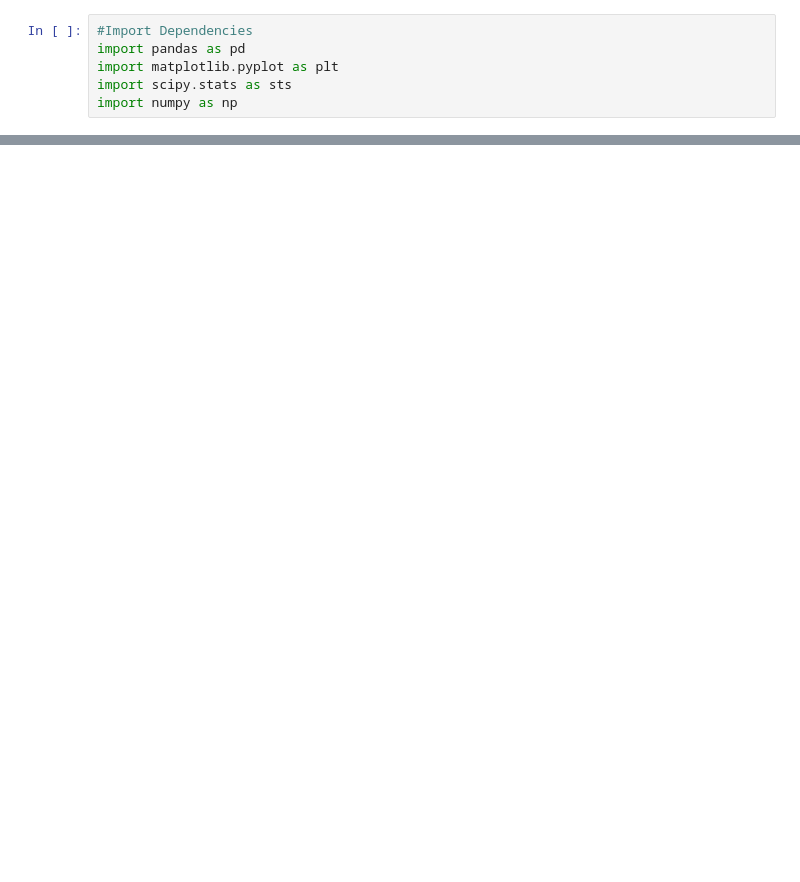
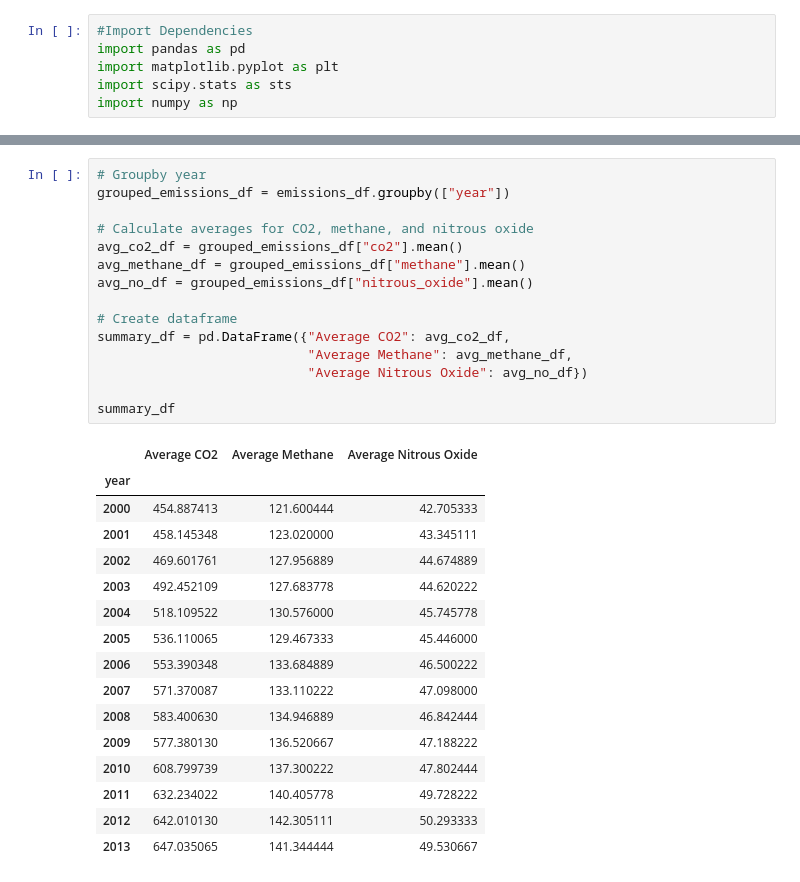
Before and after one commit to moriahtaylor1/climate-change-analysis, a Jupyter notebook: Emissions_Q2.ipynb, the cells around one changed output, grey strips where cells are left out. Cells and saved outputs as stored; diff of their text form; blank space fills up the shorter version.

```diff
--- a/Emissions_Q2.ipynb
+++ b/Emissions_Q2.ipynb
@@ -17,0 +48,32 @@ emissions_df.head()
+# %%
+# Groupby year
+grouped_emissions_df = emissions_df.groupby(["year"])
+
+# Calculate averages for CO2, methane, and nitrous oxide
+avg_co2_df = grouped_emissions_df["co2"].mean()
+avg_methane_df = grouped_emissions_df["methane"].mean()
+avg_no_df = grouped_emissions_df["nitrous_oxide"].mean()
+
+# Create dataframe
+summary_df = pd.DataFrame({"Average CO2": avg_co2_df,
+                           "Average Methane": avg_methane_df,
+                           "Average Nitrous Oxide": avg_no_df})
+
+summary_df
+# %% [output]
+|  | Average CO2 | Average Methane | Average Nitrous Oxide |
+| year |  |  |  |
+| 2000 | 454.887413 | 121.600444 | 42.705333 |
+| 2001 | 458.145348 | 123.020000 | 43.345111 |
+| 2002 | 469.601761 | 127.956889 | 44.674889 |
+| 2003 | 492.452109 | 127.683778 | 44.620222 |
+| 2004 | 518.109522 | 130.576000 | 45.745778 |
+| 2005 | 536.110065 | 129.467333 | 45.446000 |
+| 2006 | 553.390348 | 133.684889 | 46.500222 |
+| 2007 | 571.370087 | 133.110222 | 47.098000 |
+| 2008 | 583.400630 | 134.946889 | 46.842444 |
+| 2009 | 577.380130 | 136.520667 | 47.188222 |
+| 2010 | 608.799739 | 137.300222 | 47.802444 |
+| 2011 | 632.234022 | 140.405778 | 49.728222 |
+| 2012 | 642.010130 | 142.305111 | 50.293333 |
+| 2013 | 647.035065 | 141.344444 | 49.530667 |
```
Also changed, not shown: parts of 3 cells of this notebook.
